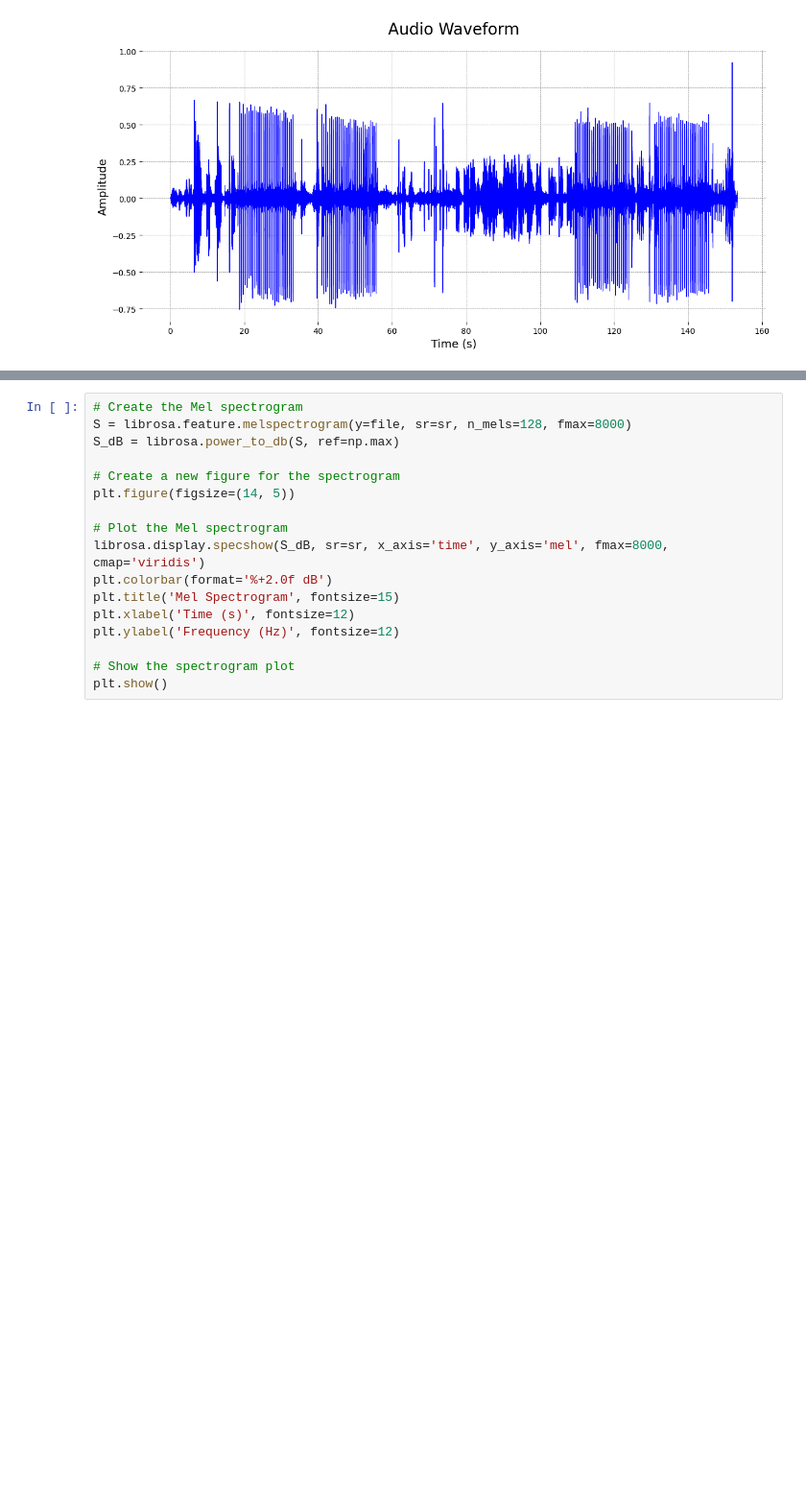
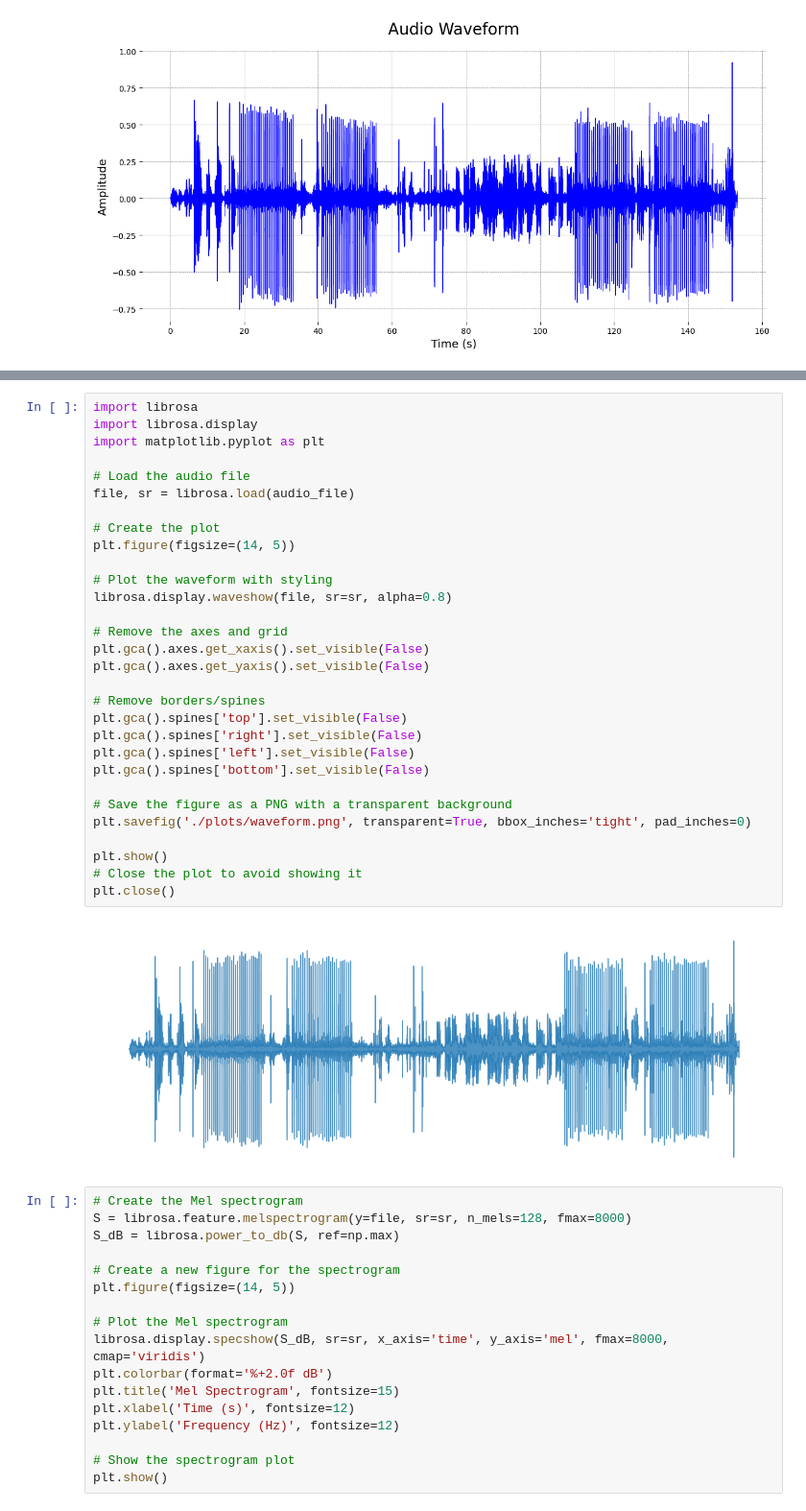
Before and after one commit to UVA-DSA/EgoEMS, a Jupyter notebook: Tools/data_visualization/audio_visualizer.ipynb, the cells around one changed output, grey strips where cells are left out. Shown at 96% size. Cells and saved outputs as stored; diff of their text form; blank space fills up the shorter version.

```diff
--- a/Tools/data_visualization/audio_visualizer.ipynb
+++ b/Tools/data_visualization/audio_visualizer.ipynb
@@ -77,3 +80,35 @@ plt.show()
+# %%
+import librosa
+import librosa.display
+import matplotlib.pyplot as plt
+
+# Load the audio file
+file, sr = librosa.load(audio_file)
+
+# Create the plot
+plt.figure(figsize=(14, 5))
+
+# Plot the waveform with styling
+librosa.display.waveshow(file, sr=sr, alpha=0.8)
+
+# Remove the axes and grid
+plt.gca().axes.get_xaxis().set_visible(False)
+plt.gca().axes.get_yaxis().set_visible(False)
+
+# Remove borders/spines
+plt.gca().spines['top'].set_visible(False)
+plt.gca().spines['right'].set_visible(False)
+plt.gca().spines['left'].set_visible(False)
+plt.gca().spines['bottom'].set_visible(False)
+
+# Save the figure as a PNG with a transparent background
+plt.savefig('./plots/waveform.png', transparent=True, bbox_inches='tight', pad_inches=0)
+
+plt.show()
+# Close the plot to avoid showing it
+plt.close()
+# %% [output]
+[figure, added]
 # %%
 # Create the Mel spectrogram
 S = librosa.feature.melspectrogram(y=file, sr=sr, n_mels=128, fmax=8000)
```
Also changed, not shown: parts of 1 cell of this notebook, 5 other files.
